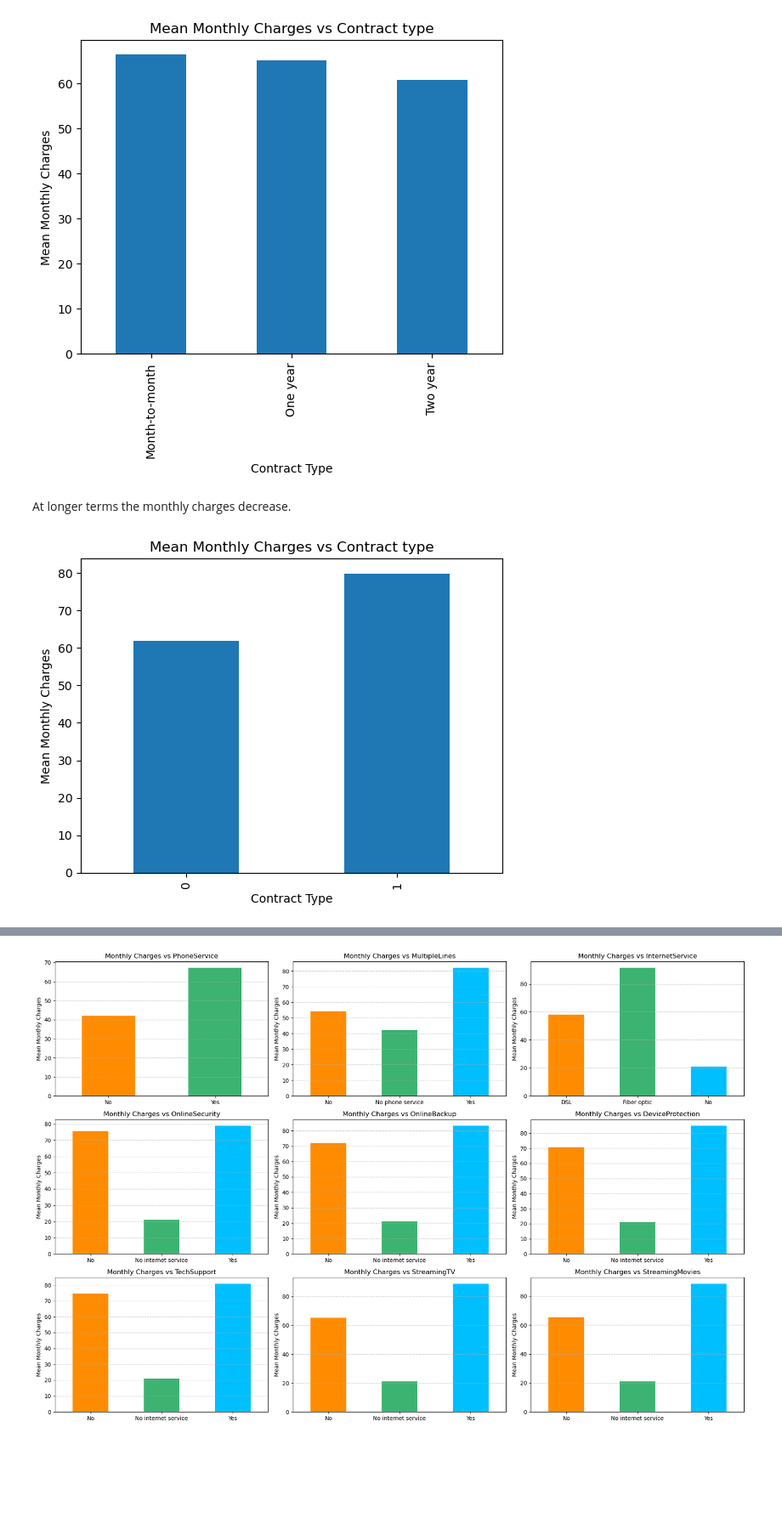
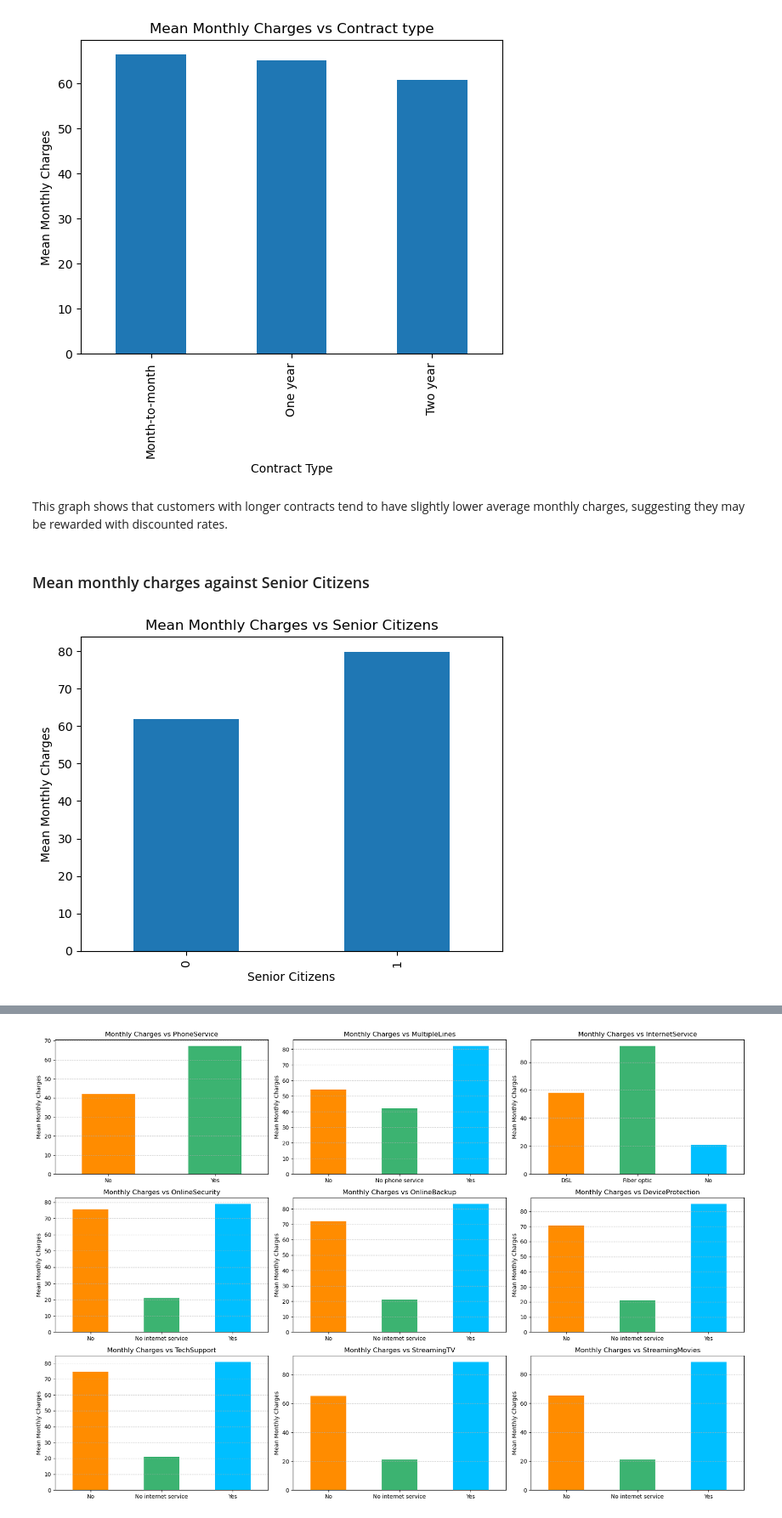
Before and after one commit to JKariithi/churn_rate_analysis, a Jupyter notebook: churn_rate_analysis.ipynb, the cells around one changed output, grey strips where cells are left out. Shown at 85% size. Saved outputs shown, nothing was run; the diff lists cells and outputs as text; code cells hidden in the pictures; blank space fills up the shorter version.

```diff
--- a/churn_rate_analysis.ipynb
+++ b/churn_rate_analysis.ipynb
@@ -298,14 +321,16 @@ plt.title("Mean Monthly Charges vs Contract type")
 plt.show()
 # %% [output]
 [figure]
-# %% [markdown]
-At longer terms the monthly charges decrease.
+# %% [markdown]
+This graph shows that customers with longer contracts tend to have slightly lower average monthly charges, suggesting they may be rewarded with discounted rates.
+# %% [markdown]
+### Mean monthly charges against Senior Citizens
 # %%
 telco_df.groupby("SeniorCitizen")["MonthlyCharges"].mean().plot(kind="bar")
 plt.ylabel("Mean Monthly Charges")
-plt.xlabel("Contract Type")
-plt.title("Mean Monthly Charges vs Contract type")
+plt.xlabel("Senior Citizens")
+plt.title("Mean Monthly Charges vs Senior Citizens")
 plt.show()
 # %% [output]
-[figure, old version]
+[figure, new version]
 # %% [markdown]
```
Also changed, not shown: parts of 55 cells of this notebook.
